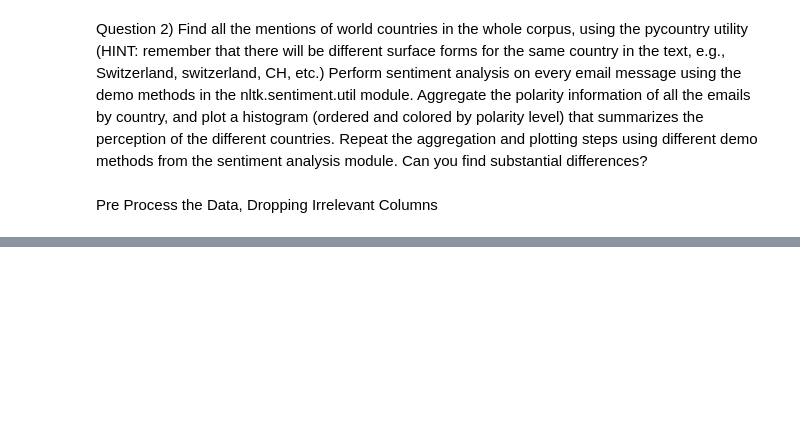
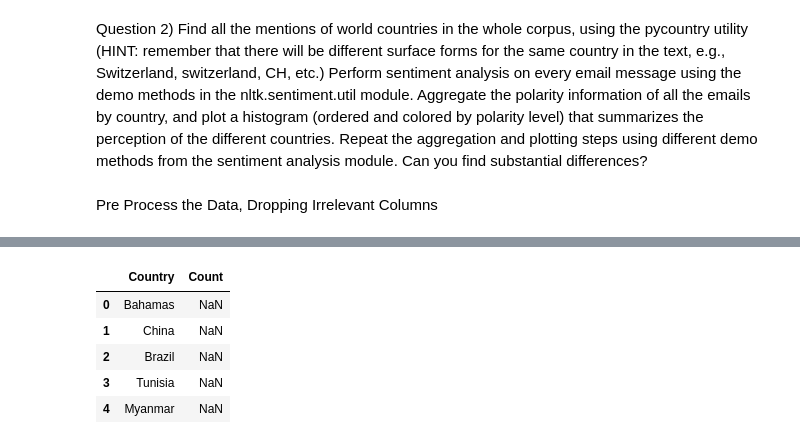
Before and after one commit to Merinorus/adaisawesome, a Jupyter notebook: Homework/05 - Taming Text/HW05_awesometeam_Q2.ipynb, the cells around one changed output, grey strips where cells are left out. Saved outputs shown, nothing was run; the diff lists cells and outputs as text; code cells hidden in the pictures; blank space fills up the shorter version.

```diff
--- a/Homework/05 - Taming Text/HW05_awesometeam_Q2.ipynb
+++ b/Homework/05 - Taming Text/HW05_awesometeam_Q2.ipynb
@@ -21,0 +58,7 @@ emails = emails.drop(['DocNumber', 'MetadataPdfLink','DocNumber', 'ExtractedDocN
+# %%
+emails_tokenized = emails_cut.copy()
+for index, row in emails_tokenized.iterrows():
+    row['ExtractedBodyText'] = tokenizer.tokenize(row['ExtractedBodyText'])
+emails_tokenized.columns = ['TokenizedText']
+emails_tokenized.reset_index(drop=True, inplace=True)
+emails_tokenized.head()
@@ -21,0 +74,11 @@ emails = emails.drop(['DocNumber', 'MetadataPdfLink','DocNumber', 'ExtractedDocN
+# %%
+words_delete = ['IT', 'RE','LA','AND', 'AM', 'AT', 'IN', 'I', 'ME', 'DO',
+                'A', 'AN','BUT', 'IF', 'OR','AS','OF','BY', 'TO', 'UP','ON','ANY', 'NO', 'NOR', 'NOT','SO',
+                'S', 'T','DON','D', 'LL', 'M', 'O','VE', 'Y','PM', 'TV','CD','PA','ET', 'BY', 'IE','MS', 'MP', 'CC',
+                'GA','VA', 'BI','CV', 'AL','VAT', 'VA','AI', 'MD', 'SM', 'FM', 'EST', 'BB', 'BRB', 'AQ', 'MA', 'MAR', 'JAM', 'BM']
+# from part one we can see some words (from stopwords) that may end up as country abbreviations
+#as well as analysis of weird data we got down the line
+
+emails_no_stop = emails_tokenized.copy()
+emails_no_stop['TokenizedText'] = emails_no_stop['TokenizedText'].apply(lambda x: [item for item in x if item not in words_delete])
+emails_no_stop.tail()
@@ -21,0 +94,17 @@ emails = emails.drop(['DocNumber', 'MetadataPdfLink','DocNumber', 'ExtractedDocN
+# %%
+countries_cited = []
+for emails in emails_no_stop['TokenizedText']:
+    for word in emails:
+        try:
+            country_name = pycountry.countries.get(alpha_2=word)
+            countries_cited.append(country_name.name)
+        except KeyError:
+            try:
+                country_name = pycountry.countries.get(alpha_3=word)
+                countries_cited.append(country_name.name)
+            except KeyError:
+                try:
+                    country = pycountry.countries.get(name=word)
+                    countries_cited.append(country_name.name)
+                except KeyError: pass
+countries_cited
@@ -21,0 +154,12 @@ emails = emails.drop(['DocNumber', 'MetadataPdfLink','DocNumber', 'ExtractedDocN
+# %%
+#Create New DataFrame for the Counts
+Country_Sent = pd.DataFrame(index=range(0,size),columns=['Country', 'Count'])
+Country_Sent['Country']=final_countries
+Country_Sent.head()
+# %% [output]
+|  | Country | Count |
+| 0 | Bahamas | NaN |
+| 1 | China | NaN |
+| 2 | Brazil | NaN |
+| 3 | Tunisia | NaN |
+| 4 | Myanmar | NaN |
```
Also changed, not shown: parts of 19 cells of this notebook, 2 other files.
